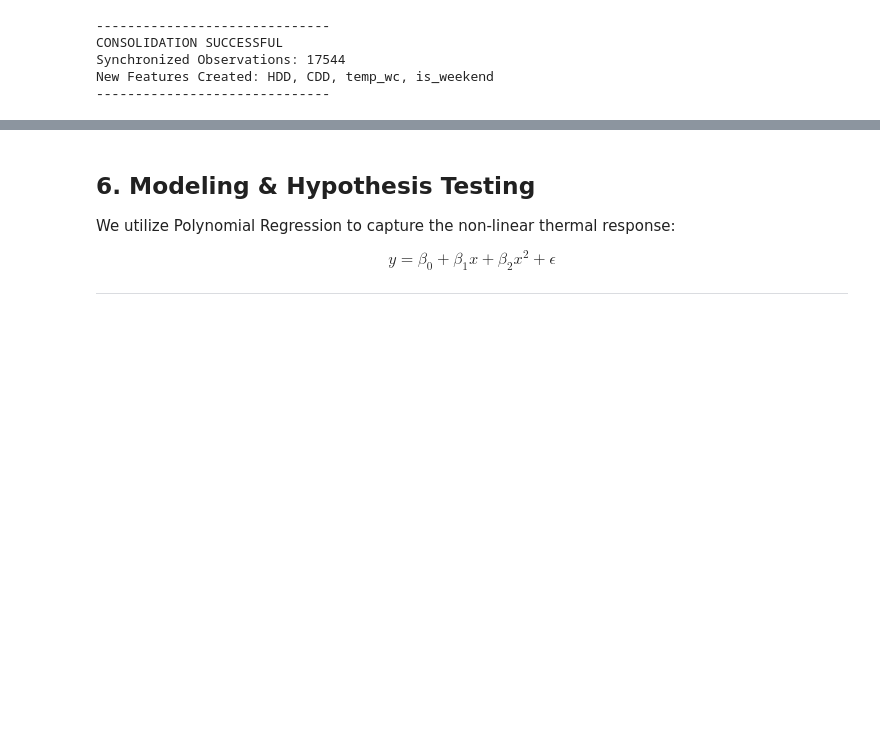
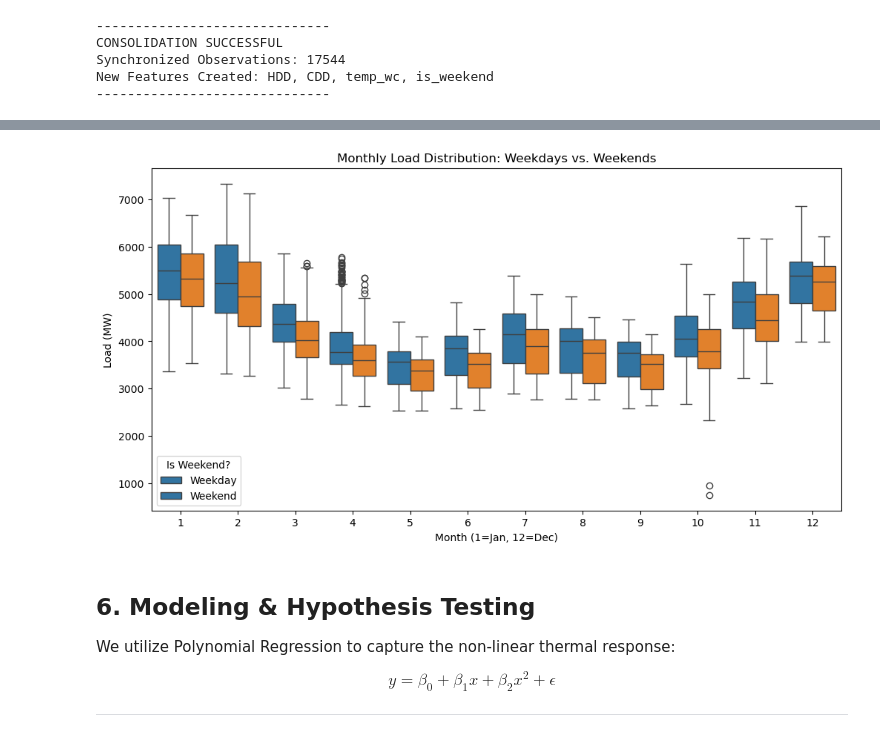
Before and after one commit to ginev91/data-science-project-softuni, a Jupyter notebook: thermal_sensitivity_bg_grid_2026.ipynb, the cells around one changed output, grey strips where cells are left out. Drawn from its saved outputs; the diff is of its cells as text; code cells hidden in the pictures; blank space fills up the shorter version.

```diff
--- a/thermal_sensitivity_bg_grid_2026.ipynb
+++ b/thermal_sensitivity_bg_grid_2026.ipynb
@@ -293,3 +324,13 @@ New Features Created: HDD, CDD, temp_wc, is_weekend
+# %%
+plt.figure(figsize=(12, 6))
+sns.boxplot(data=df_master, x='month', y='TotalLoad[MW]', hue='is_weekend')
+plt.title('Monthly Load Distribution: Weekdays vs. Weekends')
+plt.xlabel('Month (1=Jan, 12=Dec)')
+plt.ylabel('Load (MW)')
+plt.legend(title='Is Weekend?', labels=['Weekday', 'Weekend'])
+plt.show()
+# %% [output]
+[figure, added]
 # %% [markdown]
 ## 6. Modeling & Hypothesis Testing
 
```
Also changed, not shown: parts of 6 cells of this notebook.
